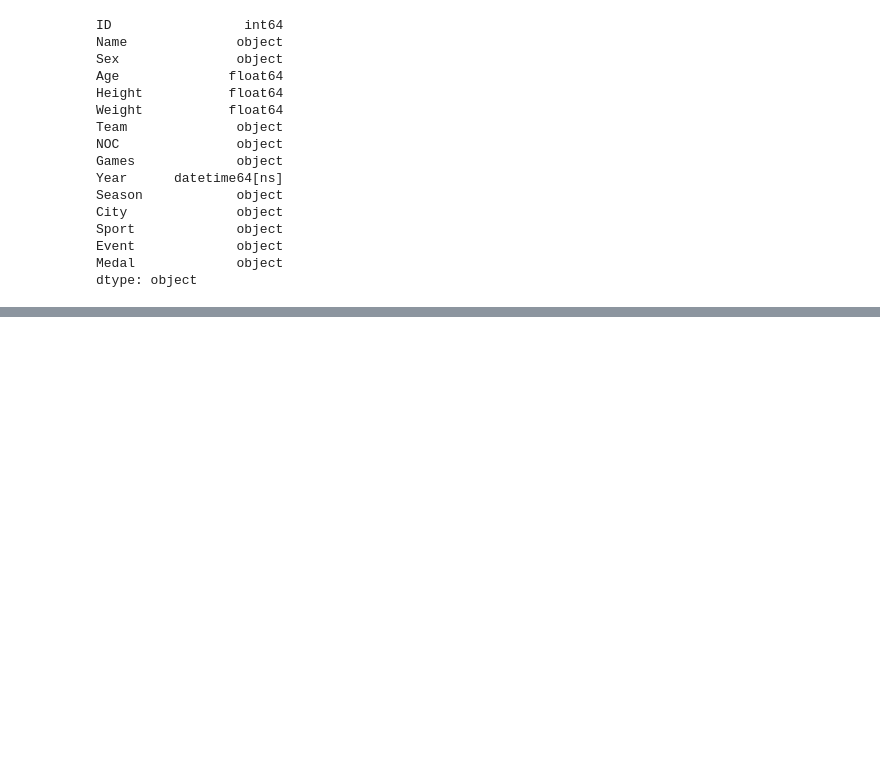
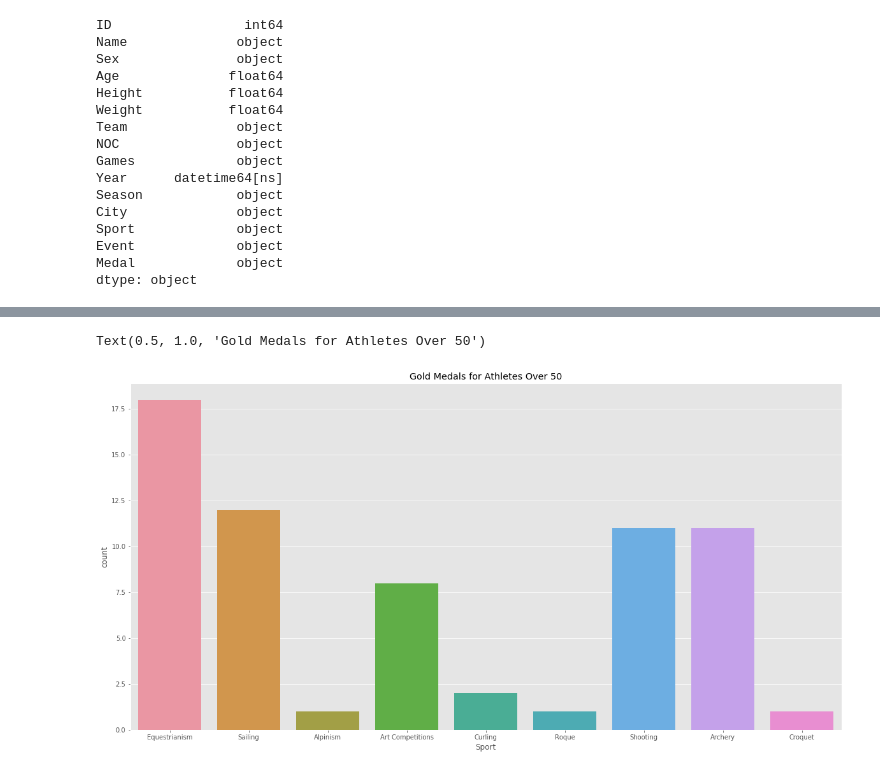
Before and after one commit to baiyuelang/olympic, a Jupyter notebook: final_project.ipynb, the cells around one changed output, grey strips where cells are left out. Drawn from its saved outputs; the diff is of its cells as text; code cells hidden in the pictures; blank space fills up the shorter version.

```diff
--- a/final_project.ipynb
+++ b/final_project.ipynb
@@ -102,0 +145,10 @@ df_OLY
+# %%
+masterDisciplines = goldMedals['Sport'][goldMedals['Age'] > 50]
+# %%
+plt.figure(figsize=(20, 10))
+plt.tight_layout()
+sns.countplot(masterDisciplines)
+plt.title('Gold Medals for Athletes Over 50')
+# %% [output]
+Text(0.5, 1.0, 'Gold Medals for Athletes Over 50')
+[figure, added]
```
Also changed, not shown: parts of 11 cells of this notebook.
